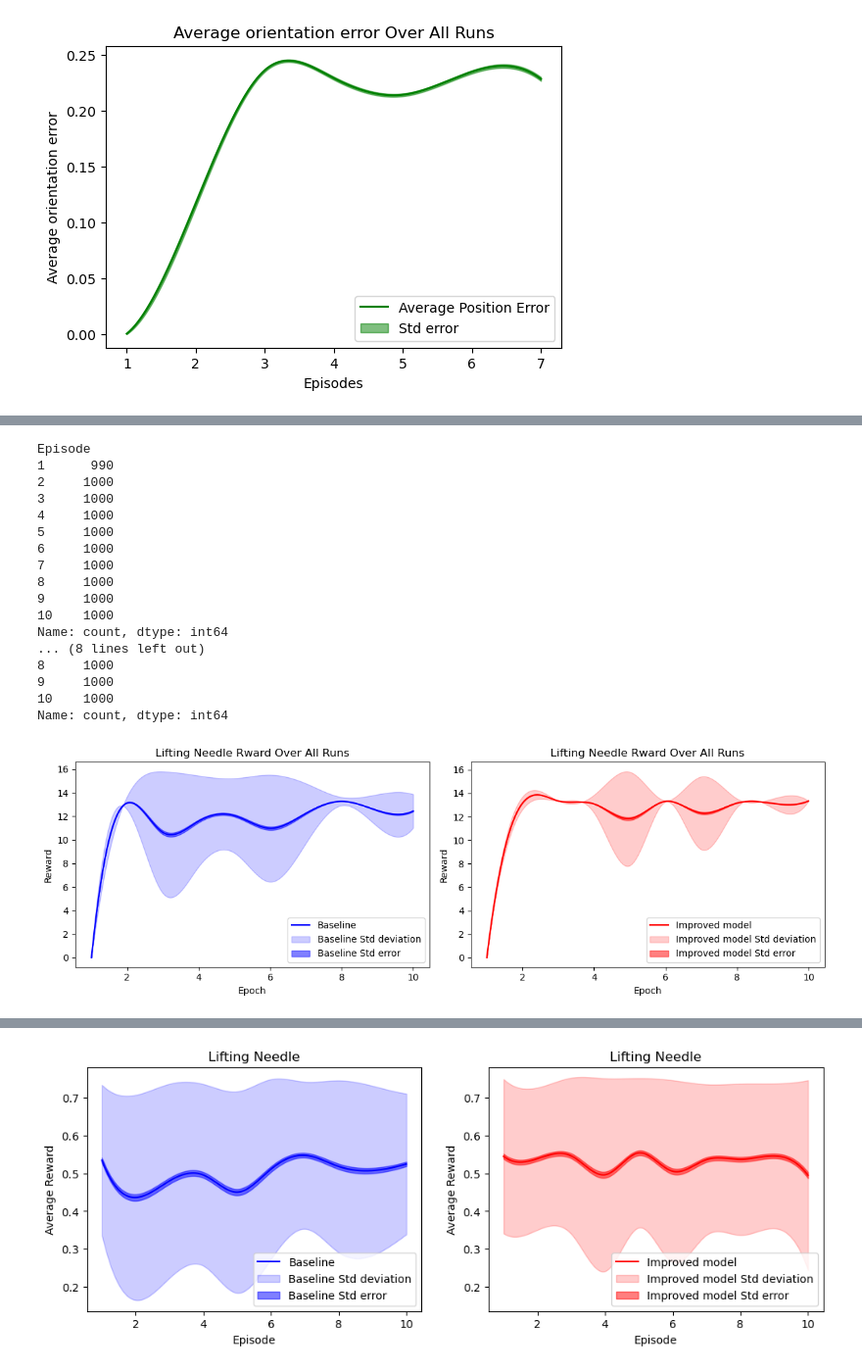
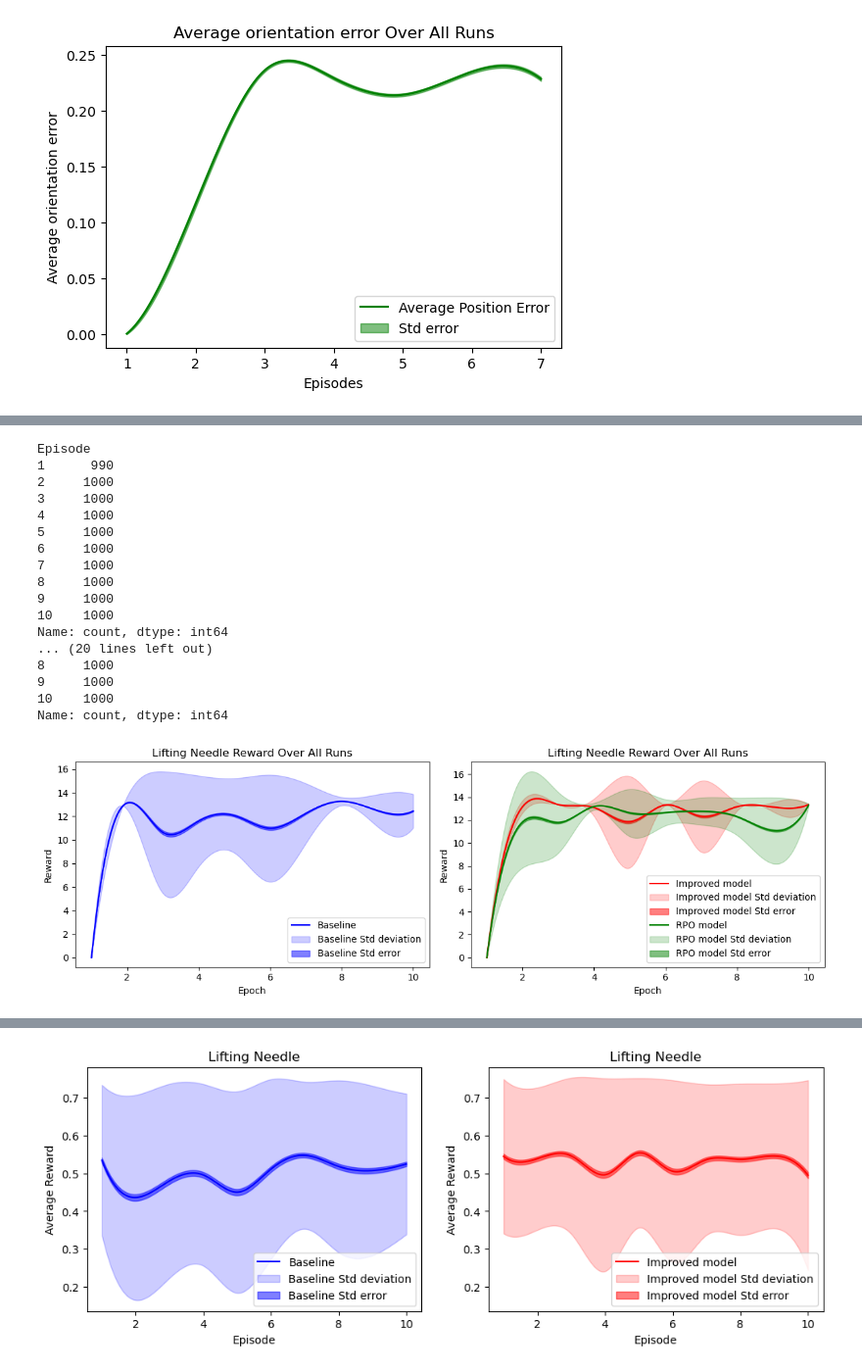
Before and after one commit to marcali/orbit-surgical-marcali, a Jupyter notebook: tables.ipynb, the cells around one changed output, grey strips where cells are left out. Shown at 98% size. Drawn from its saved outputs; the diff is of its cells as text; code cells hidden in the pictures.

```diff
--- a/tables.ipynb
+++ b/tables.ipynb
@@ -893,6 +901,4 @@ plt.show()
 # %%
-
-#file_path_best = 'data/inference/performance_log_best.csv'  # Change this to your second file path
 import pandas as pd
 import numpy as np
 import matplotlib.pyplot as plt
@@ -902,7 +908,7 @@ from scipy.interpolate import make_interp_spline
 def process_and_plot(file_path, ax, label, color):
     df = pd.read_csv(file_path)
 
-    # Ensure 'Success rate' contains only numeric values
+    # Ensure 'lifting_object' contains only numeric values
     df['lifting_object'] = pd.to_numeric(df['lifting_object'], errors='coerce')
 
     # Group by epoch and calculate mean, std, and standard error
@@ -928,44 +934,47 @@ def process_and_plot(file_path, ax, label, color):
     ax.fill_between(epochs_smooth, mean_smooth - stderr_smooth, mean_smooth + stderr_smooth, color=color, alpha=0.5, label=f'{label} Std error')
     ax.set_xlabel('Epoch')
     ax.set_ylabel('Reward')
-    ax.set_title('Lifting Needle Rward Over All Runs')
+    ax.set_title('Lifting Needle Reward Over All Runs')
     ax.legend(loc='best')
 
 # List of file paths and labels
 datasets = [
     ('data/inference/performance_log_og2.csv', 'Baseline', 'blue'),
-    ('data/inference/performance_log_asym.csv', 'Improved model', 'red')
+    ('data/inference/performance_log_asym.csv', 'Improved model', 'red'),
 ]
 
 # Create subplots
-fig, axs = plt.subplots(1, len(datasets), figsize=(6 * len(datasets), 4))
+fig, axs = plt.subplots(1, 2, figsize=(12, 4))
 
-# Process and plot each dataset
-for i, (file_path, label, color) in enumerate(datasets):
-    process_and_plot(file_path, axs[i], label, color)
+# Process and plot each dataset for the first subplot
+process_and_plot(datasets[0][0], axs[0], datasets[0][1], datasets[0][2])
+
+# Process and plot each dataset for the second subplot
+process_and_plot(datasets[1][0], axs[1], datasets[1][1], datasets[1][2])
+process_and_plot('data/inference/performance_log_rpo.csv', axs[1], 'RPO model', 'green')
 
 # Show the plot
 plt.tight_layout()
 plt.show()
 # %% [output]
 Episode
 1      990
 2     1000
 3     1000
 4     1000
 5     1000
 6     1000
 7     1000
 8     1000
 9     1000
 10    1000
 Name: count, dtype: int64
-... (8 lines left out)
+... (20 lines left out)
 8     1000
 9     1000
 10    1000
 Name: count, dtype: int64
-[figure, old version]
+[figure, new version]
 # %%
 import pandas as pd
 import numpy as np
```
Also changed, not shown: parts of 5 cells of this notebook, 6 other files.
